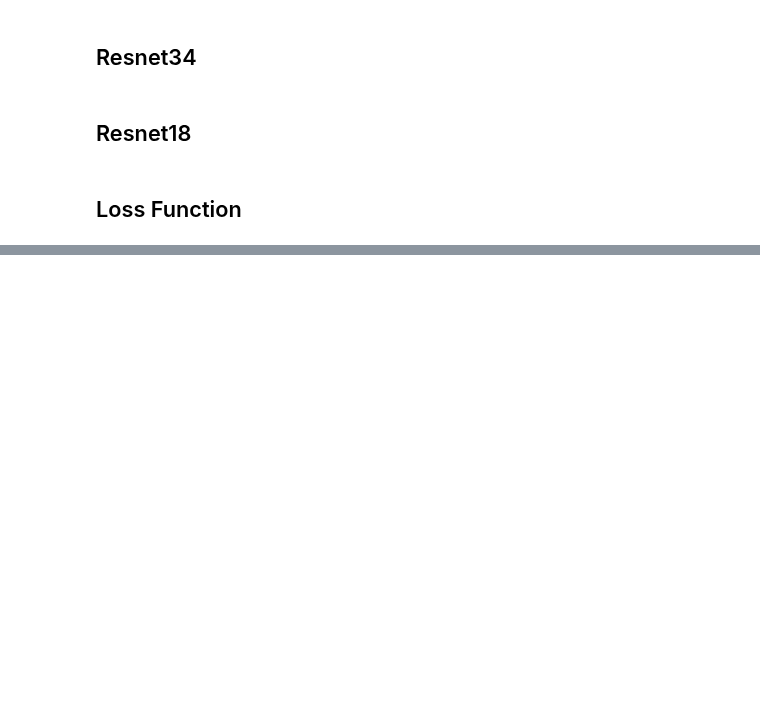
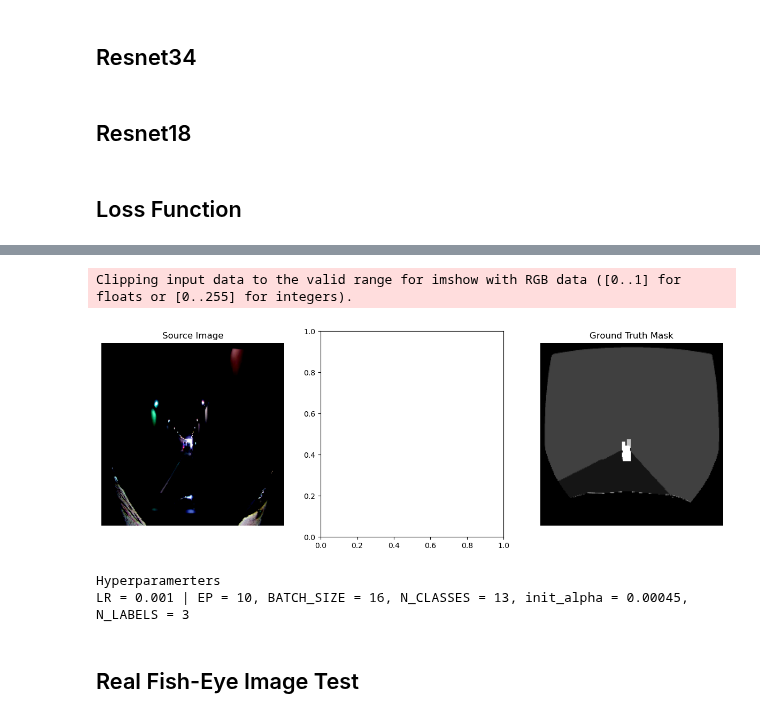
Before and after one commit to ByungWanLim/Design_project, a Jupyter notebook: Domain_Adaptation_LBW_4d.ipynb, the cells around one changed output, grey strips where cells are left out. Drawn from its saved outputs; the diff is of its cells as text; code cells hidden in the pictures; blank space fills up the shorter version.

```diff
--- a/Domain_Adaptation_LBW_4d.ipynb
+++ b/Domain_Adaptation_LBW_4d.ipynb
@@ -48,0 +61,6 @@ def calculate_iou_per_class(y_true, y_pred, class_id):
+# %%
+background = cv2.imread('./background.png')
+image = cv2.imread('./data/224/train_source_image/TRAIN_SOURCE_0000.png')
+h,w,_ = image.shape
+background = cv2.resize(background, (h,w))
+background_mask = background[:,:,0]
@@ -56,7 +123,7 @@ def apply_fisheye_distortion(images, masks, label):
     batch, channel, height, width = images.shape
 
     # 카메라 매트릭스 생성
-    focal_length = width / 4
+    focal_length = width / 2
     center_x = width / 2
     center_y = height / 2
     camera_matrix = np.array([[focal_length, 0, center_x],
@@ -84,7 +151,9 @@ def apply_fisheye_distortion(images, masks, label):
         undistorted_mask = np.round(undistorted_mask).astype(np.uint8)
         undistorted_mask[undistorted_mask > 12] = 12
 
-        # 다시 텐서로 변환
+        undistorted_image, undistorted_mask = make_bumper_std(undistorted_image, undistorted_mask)
+
+        #다시 텐서로 변환
         undistorted_image = torch.from_numpy(undistorted_image).permute(2, 0, 1).float().to(device)
         undistorted_mask = torch.from_numpy(undistorted_mask).long().to(device)
 
@@ -1028,8 +1046,8 @@ loss_fn = DANN_Loss().to(device)
 import os
 os.environ['CUDA_LAUNCH_BLOCKING'] = '1'
 # %%
-LR = 0.0001
-EP = 50
+LR = 0.001
+EP = 10
 BATCH_SIZE = 16
 ACCMULATION_STEP = 1
 N_CLASSES = 13 #IoU 점수측정하기 위한 클래스의 개수
@@ -1039,7 +1057,7 @@ N_LABELS = len(Label)
 # model 초기화
 #model = Resnet18_Unet(n_classes = N_CLASSES).to(device)
 model = Resnet34_Unet(n_classes = N_CLASSES).to(device)
-model.load_state_dict(torch.load('./data/resnet34_1112_dropout_lr00045.pth'), strict=False)
+#model.load_state_dict(torch.load('./data/resnet34_1112_dropout_lr00045.pth'), strict=False)
 #model = Resnet50_Unet(n_classes = N_CLASSES).to(device)
 #model = Unet(n_classes = N_CLASSES).to(device)
 
@@ -1409 +1485,33 @@ Train mIoU: 0.1692081322015909
+# %%
+
+# 시각화를 위한 코드
+fig, axes = plt.subplots(1, 3, figsize=(15, 5))
+
+# 원본 이미지 시각화
+aaa=source_image[1].permute(1, 2, 0).cpu().numpy()
+axes[0].imshow(aaa, cmap='gray')
+#axes[0].imshow(np.transpose(source_image[0].cpu().numpy(), (1, 2, 0)))
+axes[0].set_title('Source Image')
+axes[0].axis('off')
+
+# # 예측 결과 시각화
+# pred_mask = torch.argmax(source_outputs[0], dim=1).cpu().numpy()
+# axes[1].imshow(pred_mask.squeeze(), cmap='gray')
+# axes[1].set_title('Predicted Mask')
+# axes[1].axis('off')
+
+# 실제 마스크 시각화
+axes[2].imshow(source_mask[1].cpu().numpy(), cmap='gray')
+axes[2].set_title('Ground Truth Mask')
+axes[2].axis('off')
+
+plt.show()
+
+print("Hyperparamerters")
+print(f"LR = {LR} | EP = {EP}, BATCH_SIZE = {BATCH_SIZE}, N_CLASSES = {N_CLASSES}, init_alpha = {ALPHA}, N_LABELS = {N_LABELS}")
+# %% [output]
+Clipping input data to the valid range for imshow with RGB data ([0..1] for floats or [0..255] for integers).
+[figure, added]
+Hyperparamerters
+LR = 0.001 | EP = 10, BATCH_SIZE = 16, N_CLASSES = 13, init_alpha = 0.00045, N_LABELS = 3
 # %%
@@ -1410,0 +1519,2 @@ torch.save(model.state_dict(), './data/resnet34_1112_dropout_lr00045_2.pth')
+# %% [markdown]
+## Real Fish-Eye Image Test
```
Also changed, not shown: parts of 10 cells of this notebook, 6 other files.
